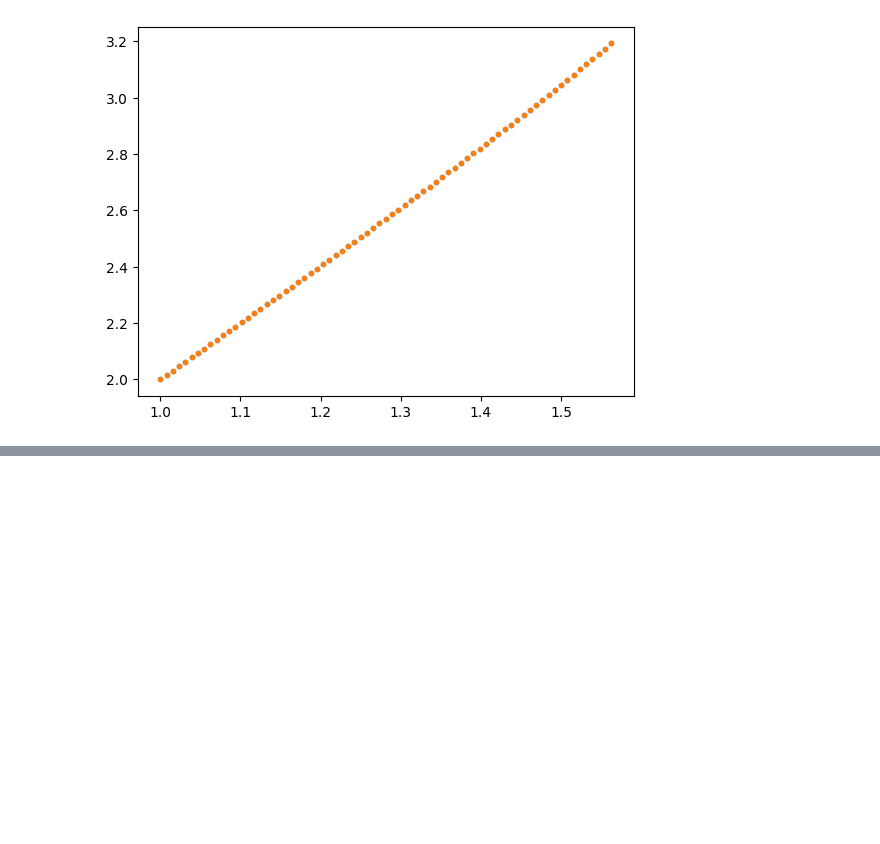
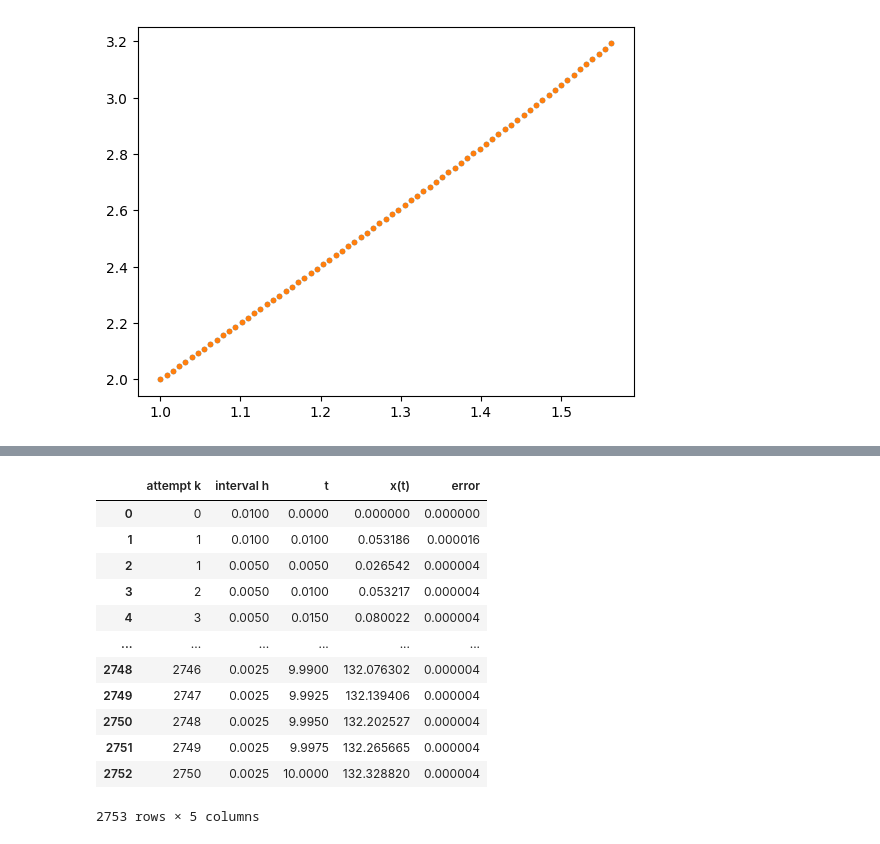
Before and after one commit to tirals88/Numerical-Mathematics-and-Computing, a Jupyter notebook: Chap7_Initial Values Problems.ipynb, the cells around one changed output, grey strips where cells are left out. Drawn from its saved outputs; the diff is of its cells as text; code cells hidden in the pictures; blank space fills up the shorter version.

```diff
--- a/Chap7_Initial Values Problems.ipynb
+++ b/Chap7_Initial Values Problems.ipynb
@@ -782,0 +938,30 @@ def RK5(f_, t_, x_, h_, n):
+# %%
+def Test_RK45_Adap():
+  itmax = 3000
+  error_ = [1e-8, 1e-5]
+  interval_ = [1e-6, 1.]
+  t_a = 0.0
+  x_ = 0.0
+  h_ = 0.01
+  t_b = 10.0
+
+  def test_f(t, x):
+    return 3 + 5*np.sin(t) +0.2*x
+
+  return RK45_Adap(test_f, t_a, x_, h_, t_b, itmax, error_, interval_)
+
+Test_RK45_Adap()
+# %% [output]
+|  | attempt k | interval h | t | x(t) | error |
+| 0 | 0 | 0.0100 | 0.0000 | 0.000000 | 0.000000 |
+| 1 | 1 | 0.0100 | 0.0100 | 0.053186 | 0.000016 |
+| 2 | 1 | 0.0050 | 0.0050 | 0.026542 | 0.000004 |
+| 3 | 2 | 0.0050 | 0.0100 | 0.053217 | 0.000004 |
+| 4 | 3 | 0.0050 | 0.0150 | 0.080022 | 0.000004 |
+| ... | ... | ... | ... | ... | ... |
+| 2748 | 2746 | 0.0025 | 9.9900 | 132.076302 | 0.000004 |
+| 2749 | 2747 | 0.0025 | 9.9925 | 132.139406 | 0.000004 |
+| 2750 | 2748 | 0.0025 | 9.9950 | 132.202527 | 0.000004 |
+| 2751 | 2749 | 0.0025 | 9.9975 | 132.265665 | 0.000004 |
+| 2752 | 2750 | 0.0025 | 10.0000 | 132.328820 | 0.000004 |
+2753 rows × 5 columns
```
Also changed, not shown: parts of 11 cells of this notebook.
